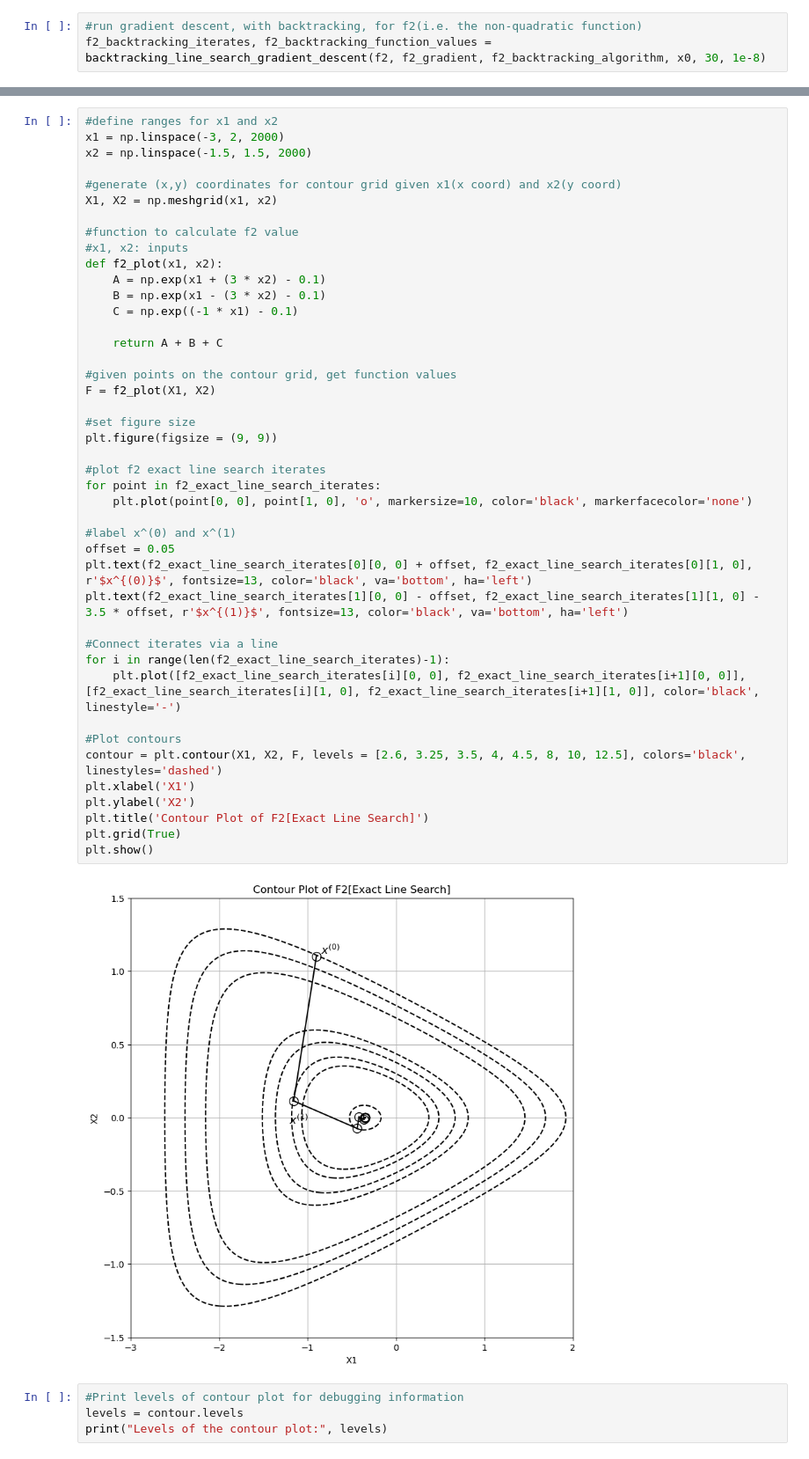
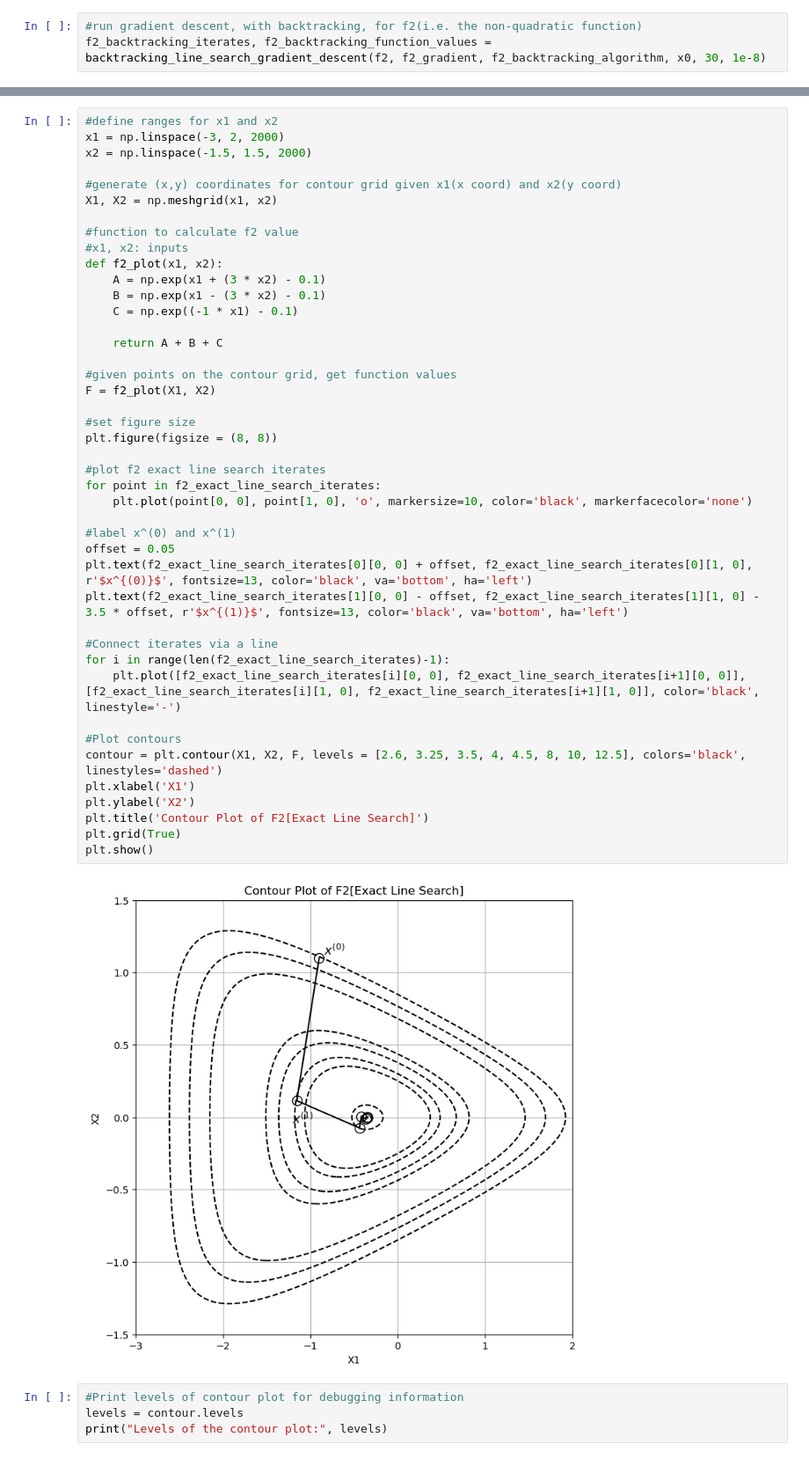
Before and after one commit to Ravi-Raghavan/ConvexOptimization, a Jupyter notebook: Homework #4 - Part 2.ipynb, the cells around one changed output, grey strips where cells are left out. Shown at 88% size. Cells and saved outputs as stored; diff of their text form.

```diff
--- a/Homework #4 - Part 2.ipynb
+++ b/Homework #4 - Part 2.ipynb
@@ -601,35 +601,35 @@ def f2_plot(x1, x2):
     C = np.exp((-1 * x1) - 0.1)
 
     return A + B + C
 
 #given points on the contour grid, get function values
 F = f2_plot(X1, X2)
 
 #set figure size
-plt.figure(figsize = (9, 9))
+plt.figure(figsize = (8, 8))
 
 #plot f2 exact line search iterates
 for point in f2_exact_line_search_iterates:
     plt.plot(point[0, 0], point[1, 0], 'o', markersize=10, color='black', markerfacecolor='none')
 
 #label x^(0) and x^(1)
 offset = 0.05
 plt.text(f2_exact_line_search_iterates[0][0, 0] + offset, f2_exact_line_search_iterates[0][1, 0], r'$x^{(0)}$', fontsize=13, color='black', va='bottom', ha='left')
 plt.text(f2_exact_line_search_iterates[1][0, 0] - offset, f2_exact_line_search_iterates[1][1, 0] - 3.5 * offset, r'$x^{(1)}$', fontsize=13, color='black', va='bottom', ha='left')
 
 #Connect iterates via a line
 for i in range(len(f2_exact_line_search_iterates)-1):
     plt.plot([f2_exact_line_search_iterates[i][0, 0], f2_exact_line_search_iterates[i+1][0, 0]], [f2_exact_line_search_iterates[i][1, 0], f2_exact_line_search_iterates[i+1][1, 0]], color='black', linestyle='-')
 
 #Plot contours
 contour = plt.contour(X1, X2, F, levels = [2.6, 3.25, 3.5, 4, 4.5, 8, 10, 12.5], colors='black', linestyles='dashed')
 plt.xlabel('X1')
 plt.ylabel('X2')
 plt.title('Contour Plot of F2[Exact Line Search]')
 plt.grid(True)
 plt.show()
 # %% [output]
-[figure, old version]
+[figure, new version]
 # %%
 #Print levels of contour plot for debugging information
 levels = contour.levels
```
Also changed, not shown: parts of 9 cells of this notebook.
